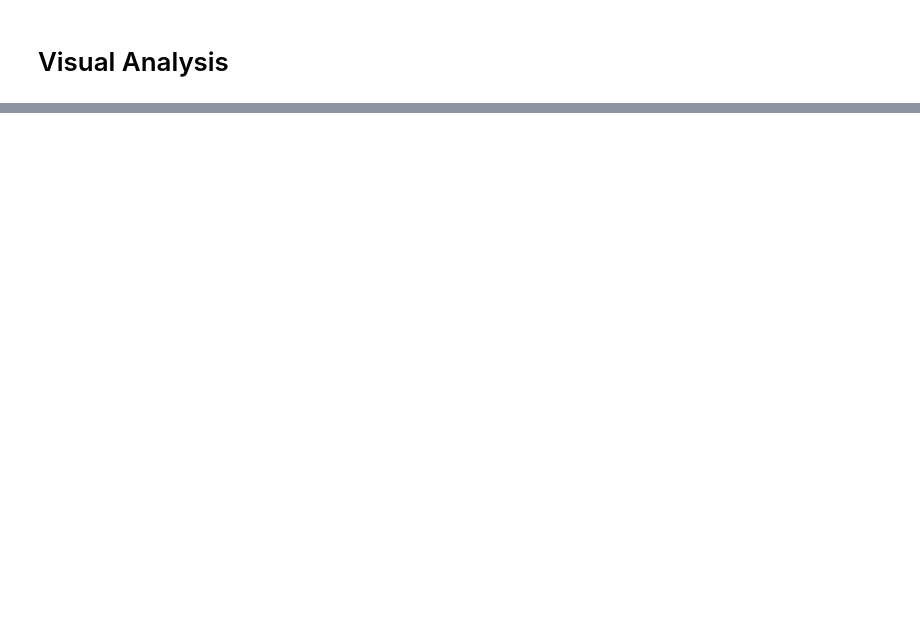
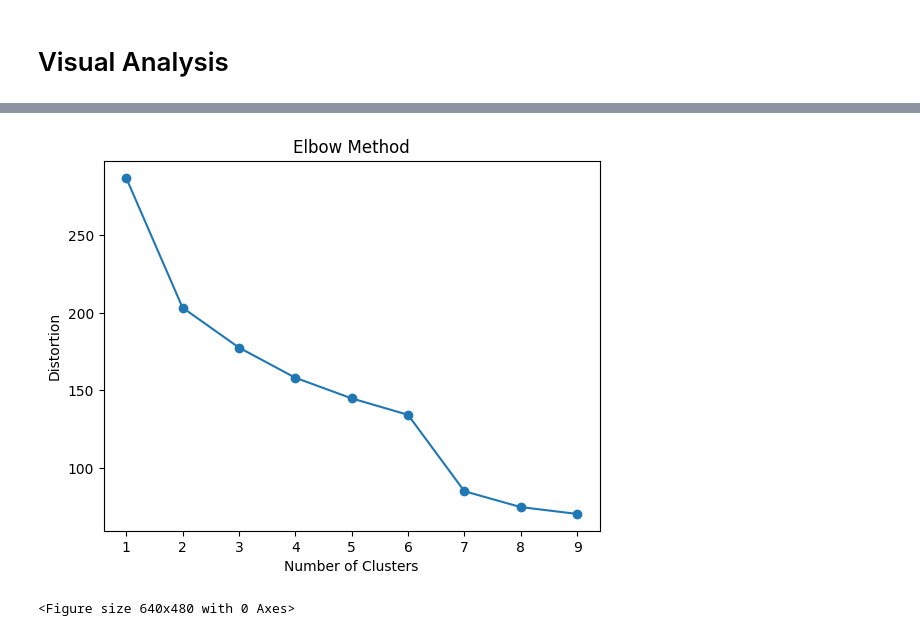
Before and after one commit to HanyAbdelsalam/UCI-Adult-Income-Data-Analysis-practice, a Jupyter notebook: main.ipynb, the cells around one changed output, grey strips where cells are left out. Cells and saved outputs as stored; diff of their text form; code cells hidden in the pictures; blank space fills up the shorter version.

```diff
--- a/main.ipynb
+++ b/main.ipynb
@@ -244,0 +248,4 @@ plt.show()
+# %%
+# remove redundant feature
+train = train.drop(['education'], axis=1)
+train.head()
@@ -244,0 +267,12 @@ plt.show()
+# %%
+# Group data by native-country and aggregate relevant numerical features
+country_grouped = train.groupby(by='native-country').agg({
+    'age': 'mean',
+    'fnlwgt': 'mean',
+    'education-num': 'mean',
+    'capital-gain': 'mean',
+    'capital-loss': 'mean',
+    'hours-per-week': 'mean',
+    'income': lambda x: (x == '>50K').mean()  # Proportion of high-income individuals
+}).reset_index()
+country_grouped.head()
@@ -244,0 +286,8 @@ plt.show()
+# %%
+features_to_scale = ['age', 'fnlwgt', 'education-num', 'capital-gain', 'capital-loss', 'hours-per-week', 'income']
+
+# Apply StandardScaler to normalize the features
+scaler = StandardScaler()
+country_grouped[features_to_scale] = scaler.fit_transform(country_grouped[features_to_scale])
+
+country_grouped.head()
@@ -244,0 +301,17 @@ plt.show()
+# %%
+# Find optimal number of clusters using the Elbow Method
+distortions = []
+for k in range(1, 10):
+    kmeans = KMeans(n_clusters=k, random_state=42)
+    kmeans.fit(country_grouped[features_to_scale])
+    distortions.append(kmeans.inertia_)
+
+plt.plot(range(1, 10), distortions, marker='o')
+plt.title('Elbow Method')
+plt.xlabel('Number of Clusters')
+plt.ylabel('Distortion')
+plt.show()
+plt.tight_layout()
+# %% [output]
+[figure, added]
+<Figure size 640x480 with 0 Axes>
```
Also changed, not shown: parts of 30 cells of this notebook.
